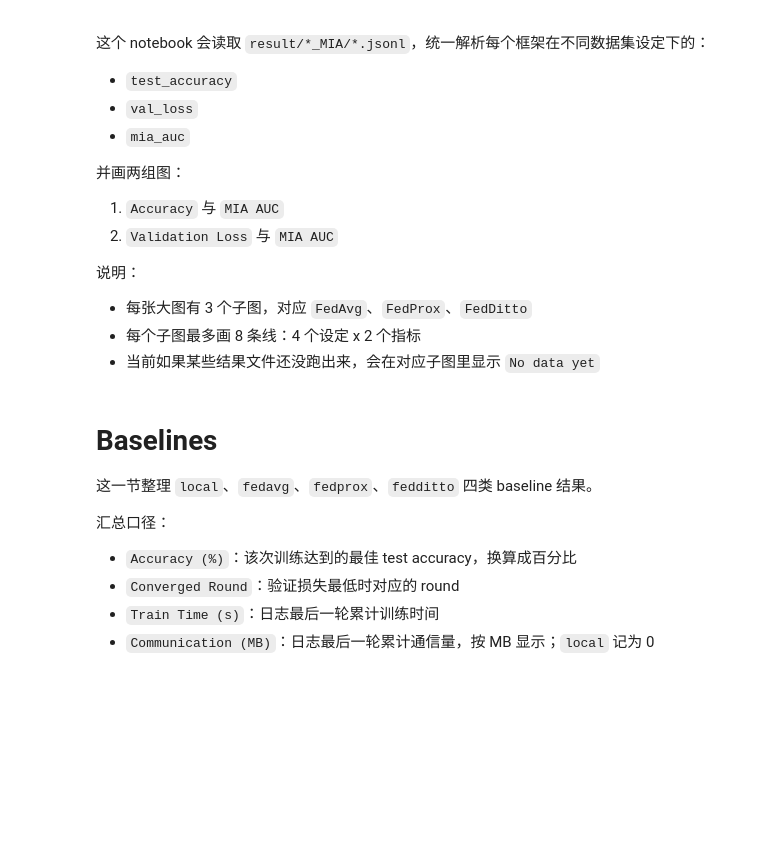
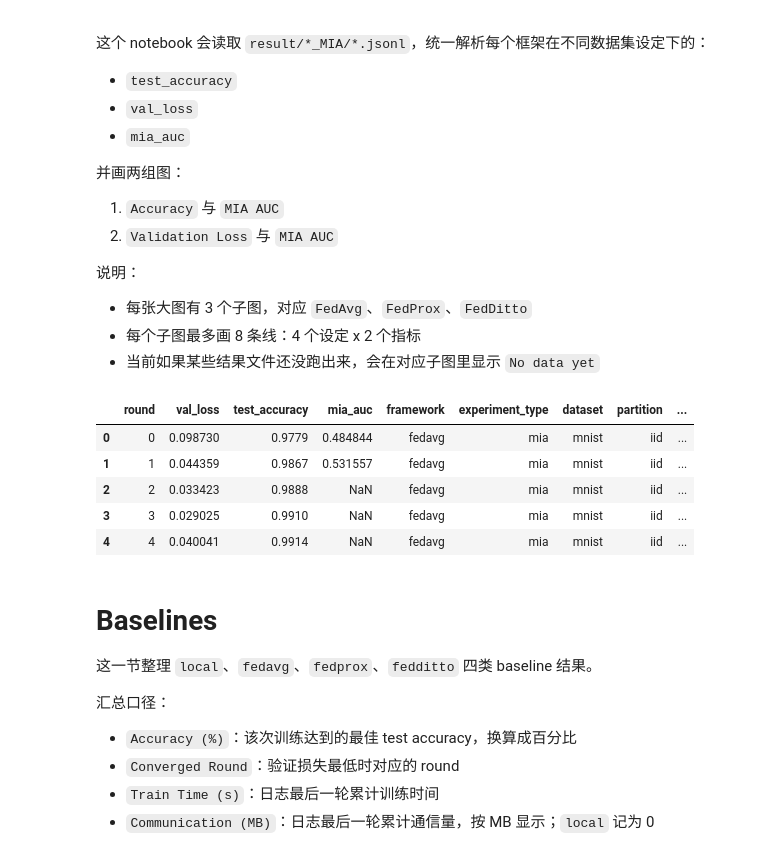
Before and after one commit to HoweChen0517/SD6123-PPML, a Jupyter notebook: visualize_mia_results.ipynb, the cells around one changed output. Cells and saved outputs as stored; diff of their text form; code cells hidden in the pictures; blank space fills up the shorter version.

```diff
--- a/visualize_mia_results.ipynb
+++ b/visualize_mia_results.ipynb
@@ -98,34 +98,53 @@ def load_mia_jsonl(path: Path) -> pd.DataFrame:
         if 'global_test_accuracy' in train_df.columns and 'test_accuracy' not in train_df.columns:
             train_df = train_df.rename(columns={'global_test_accuracy': 'test_accuracy'})
         if 'personalized_val_loss' in train_df.columns and 'val_loss' not in train_df.columns:
             train_df = train_df.rename(columns={'personalized_val_loss': 'val_loss'})
         merged = pd.merge(train_df, mia_df, on='round', how='outer').sort_values('round').reset_index(drop=True)
 
-    merged['framework'] = path.parent.name.replace('_MIA', '')
+    parent_name = path.parent.name
+    if parent_name.endswith('_dp_MIA'):
+        framework = parent_name.replace('_dp_MIA', '')
+        experiment_type = 'dp_mia'
+    elif parent_name.endswith('_MIA'):
+        framework = parent_name.replace('_MIA', '')
+        experiment_type = 'mia'
+    else:
+        framework = parent_name
+        experiment_type = 'unknown'
+
+    merged['framework'] = framework
+    merged['experiment_type'] = experiment_type
     merged['dataset'] = config.get('dataset')
     merged['partition'] = config.get('partition')
     merged['setting_label'] = SETTING_LABELS.get((merged['dataset'].iloc[0], merged['partition'].iloc[0]), f"{merged['dataset'].iloc[0]}-{merged['partition'].iloc[0]}")
     merged['source_file'] = str(path)
     return merged
 
 
 def collect_all_results(result_dir: Path) -> pd.DataFrame:
     frames = []
     for framework in FRAMEWORKS:
         framework_dir = result_dir / f'{framework}_MIA'
         if not framework_dir.exists():
             continue
         for dataset, partition in SETTINGS:
             file_path = framework_dir / f'{dataset}_{partition}.jsonl'
             if file_path.exists():
                 frames.append(load_mia_jsonl(file_path))
     if not frames:
         return pd.DataFrame()
     return pd.concat(frames, ignore_index=True)
 
 
 df = collect_all_results(RESULT_DIR)
 df.head()
+# %% [output]
+|  | round | val_loss | test_accuracy | mia_auc | framework | experiment_type | dataset | partition | ... |
+| 0 | 0 | 0.098730 | 0.9779 | 0.484844 | fedavg | mia | mnist | iid | ... |
+| 1 | 1 | 0.044359 | 0.9867 | 0.531557 | fedavg | mia | mnist | iid | ... |
+| 2 | 2 | 0.033423 | 0.9888 | NaN | fedavg | mia | mnist | iid | ... |
+| 3 | 3 | 0.029025 | 0.9910 | NaN | fedavg | mia | mnist | iid | ... |
+| 4 | 4 | 0.040041 | 0.9914 | NaN | fedavg | mia | mnist | iid | ... |
 # %%
 if df.empty:
     print('No *_MIA jsonl files found under result/.')
```
Also changed, not shown: parts of 2 cells of this notebook, 1 other file.
